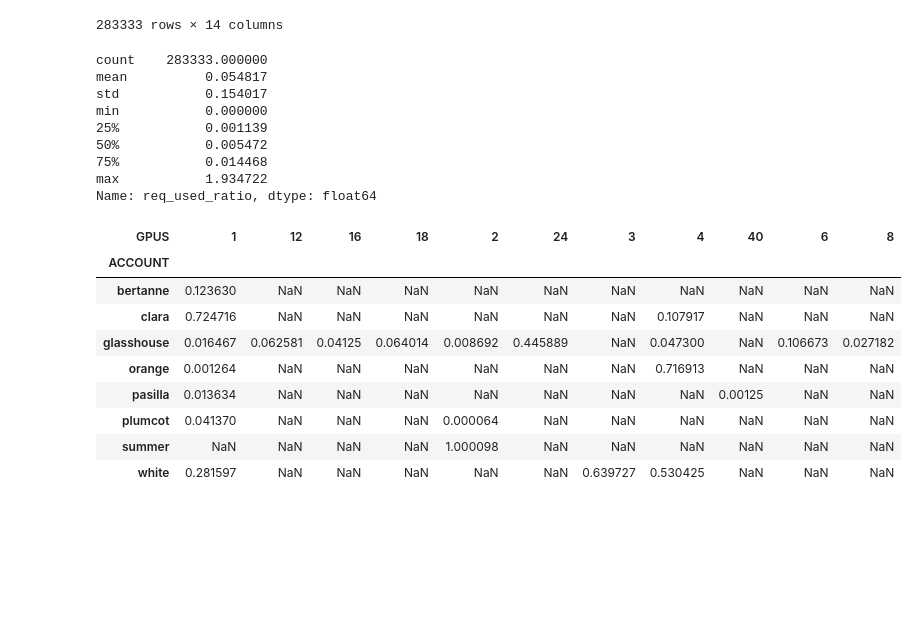
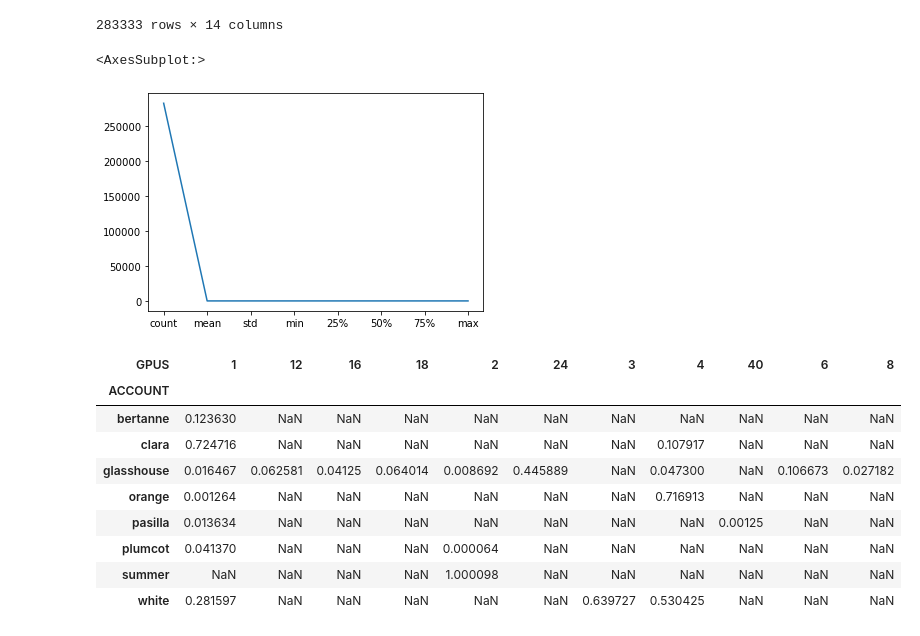
Before and after one commit to nss-data-science-cohort-6/accre_project-goobers, a Jupyter notebook: notebooks/tim.ipynb, the cells around one changed output. Saved outputs shown, nothing was run; the diff lists cells and outputs as text; code cells hidden in the pictures; blank space fills up the shorter version.

```diff
--- a/notebooks/tim.ipynb
+++ b/notebooks/tim.ipynb
@@ -63,7 +63,7 @@ com_job
 com_job['USEDMEM'] = com_job['USEDMEM'].str.replace('M', '').astype(float)
 com_job['REQTIME'] = pd.to_timedelta(com_job['REQTIME'].str.replace('-',' days ')).dt.total_seconds()
 com_job['USEDTIME'] = pd.to_timedelta(com_job['USEDTIME'].str.replace('-',' days ')).dt.total_seconds()
-#com_job['CPUS'] = com_job['CPUS'].astype(str)
+com_job['CPUS'] = com_job['CPUS'].astype(str)
 com_job['GPUS'] = com_job['GPUS'].astype(str)
 com_job.info()
 # %% [output]
@@ -122,18 +122,12 @@ com_job
 | 336942 | 46754095 | harovin | shannon | 2820.52 | 432000.0 | 673.0 | 1 | 1 | 1 | turing | 0:0 | ... |
 | 336948 | 46754598 | glasshouse | treva | 145.24 | 86400.0 | 86.0 | 1 | 5 | 1 | turing | 0:0 | ... |
 283333 rows × 14 columns
-# %%
-com_job["req_used_ratio"].describe()
-# %% [output]
-count    283333.000000
-mean          0.054817
-std           0.154017
-min           0.000000
-25%           0.001139
-50%           0.005472
-75%           0.014468
-max           1.934722
-Name: req_used_ratio, dtype: float64
+# %%
+# The distribution
+com_job["req_used_ratio"].describe().plot()
+# %% [output]
+<AxesSubplot:>
+[figure, added]
 # %%
 #I'm going to look at maxwell first
 maxwell_pivoted = (
```
Also changed, not shown: parts of 7 cells of this notebook.
